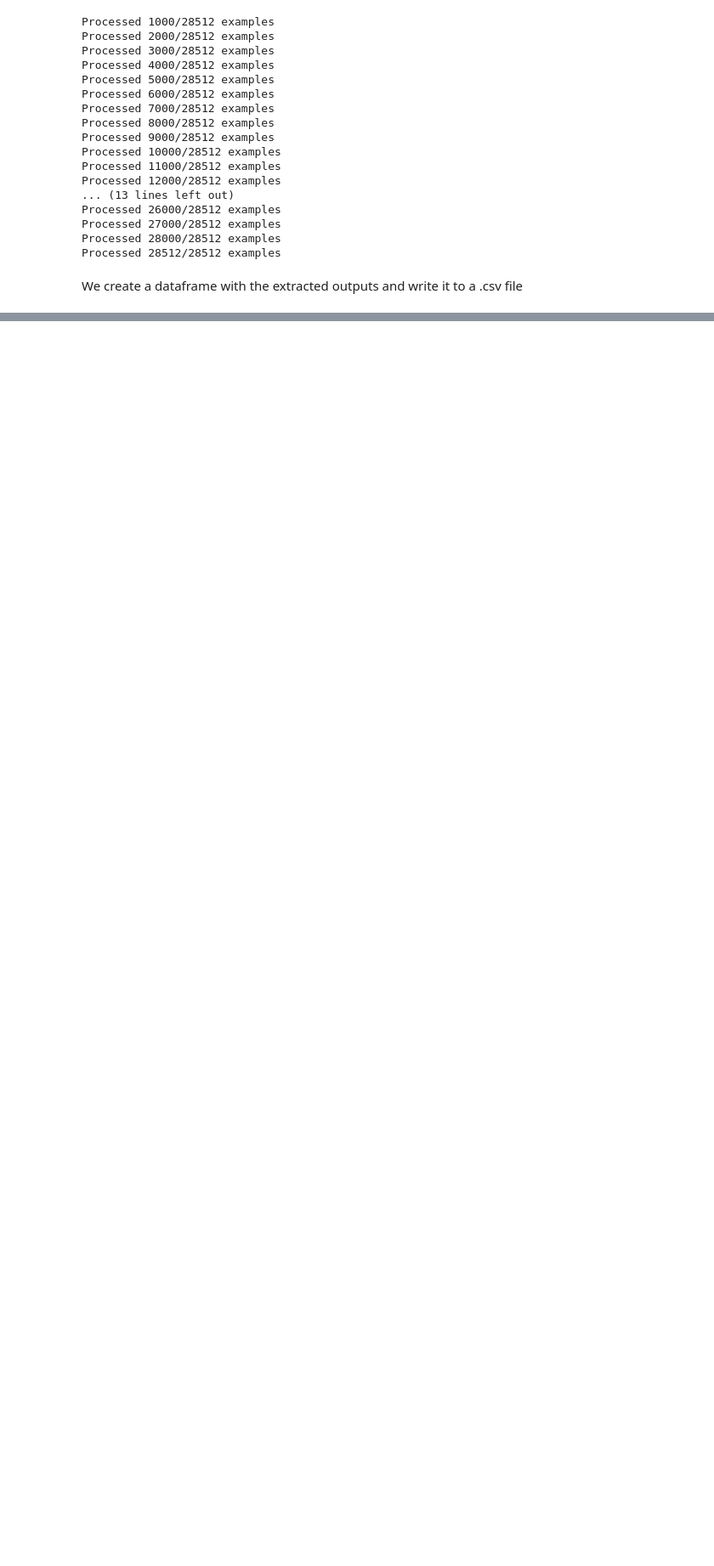
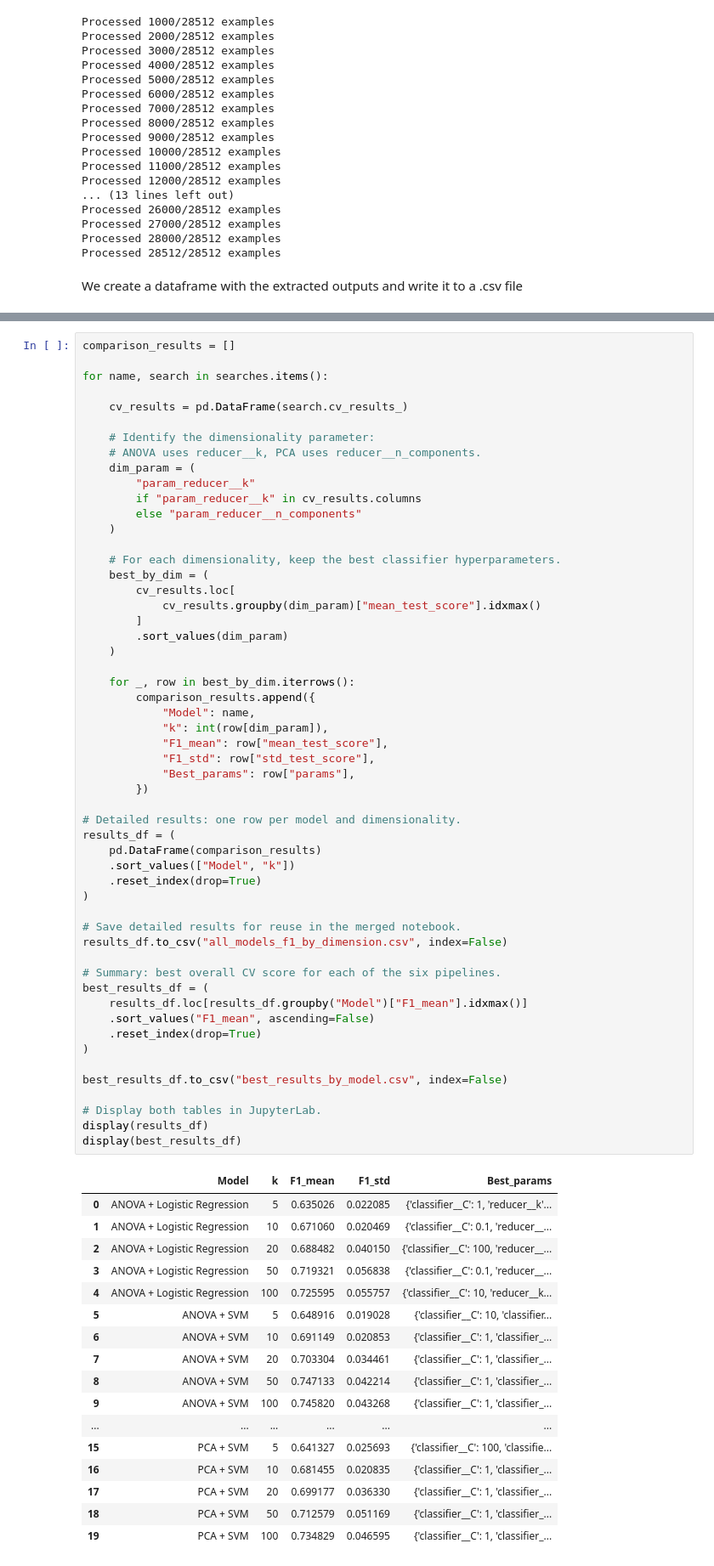
Before and after one commit to pax-projects/homl-paris-saclay, a Jupyter notebook: preprocessing.ipynb, the cells around one changed output, grey strips where cells are left out. Shown at 85% size. Drawn from its saved outputs; the diff is of its cells as text; blank space fills up the shorter version.

Commit message:
feat: add all pipelines

```diff
--- a/preprocessing.ipynb
+++ b/preprocessing.ipynb
@@ -187,0 +364,72 @@ extracted_features.to_csv(OUTPUT_FILE,index=False)
+# %%
+comparison_results = []
+
+for name, search in searches.items():
+
+    cv_results = pd.DataFrame(search.cv_results_)
+
+    # Identify the dimensionality parameter:
+    # ANOVA uses reducer__k, PCA uses reducer__n_components.
+    dim_param = (
+        "param_reducer__k"
+        if "param_reducer__k" in cv_results.columns
+        else "param_reducer__n_components"
+    )
+
+    # For each dimensionality, keep the best classifier hyperparameters.
+    best_by_dim = (
+        cv_results.loc[
+            cv_results.groupby(dim_param)["mean_test_score"].idxmax()
+        ]
+        .sort_values(dim_param)
+    )
+
+    for _, row in best_by_dim.iterrows():
+        comparison_results.append({
+            "Model": name,
+            "k": int(row[dim_param]),
+            "F1_mean": row["mean_test_score"],
+            "F1_std": row["std_test_score"],
+            "Best_params": row["params"],
+        })
+
+# Detailed results: one row per model and dimensionality.
+results_df = (
+    pd.DataFrame(comparison_results)
+    .sort_values(["Model", "k"])
+    .reset_index(drop=True)
+)
+
+# Save detailed results for reuse in the merged notebook.
+results_df.to_csv("all_models_f1_by_dimension.csv", index=False)
+
+# Summary: best overall CV score for each of the six pipelines.
+best_results_df = (
+    results_df.loc[results_df.groupby("Model")["F1_mean"].idxmax()]
+    .sort_values("F1_mean", ascending=False)
+    .reset_index(drop=True)
+)
+
+best_results_df.to_csv("best_results_by_model.csv", index=False)
+
+# Display both tables in JupyterLab.
+display(results_df)
+display(best_results_df)
+# %% [output]
+|  | Model | k | F1_mean | F1_std | Best_params |
+| 0 | ANOVA + Logistic Regression | 5 | 0.635026 | 0.022085 | {'classifier__C': 1, 'reducer__k'... |
+| 1 | ANOVA + Logistic Regression | 10 | 0.671060 | 0.020469 | {'classifier__C': 0.1, 'reducer__... |
+| 2 | ANOVA + Logistic Regression | 20 | 0.688482 | 0.040150 | {'classifier__C': 100, 'reducer__... |
+| 3 | ANOVA + Logistic Regression | 50 | 0.719321 | 0.056838 | {'classifier__C': 0.1, 'reducer__... |
+| 4 | ANOVA + Logistic Regression | 100 | 0.725595 | 0.055757 | {'classifier__C': 10, 'reducer__k... |
+| 5 | ANOVA + SVM | 5 | 0.648916 | 0.019028 | {'classifier__C': 10, 'classifier... |
+| 6 | ANOVA + SVM | 10 | 0.691149 | 0.020853 | {'classifier__C': 1, 'classifier_... |
+| 7 | ANOVA + SVM | 20 | 0.703304 | 0.034461 | {'classifier__C': 1, 'classifier_... |
+| 8 | ANOVA + SVM | 50 | 0.747133 | 0.042214 | {'classifier__C': 1, 'classifier_... |
+| 9 | ANOVA + SVM | 100 | 0.745820 | 0.043268 | {'classifier__C': 1, 'classifier_... |
+| ... | ... | ... | ... | ... | ... |
+| 15 | PCA + SVM | 5 | 0.641327 | 0.025693 | {'classifier__C': 100, 'classifie... |
+| 16 | PCA + SVM | 10 | 0.681455 | 0.020835 | {'classifier__C': 1, 'classifier_... |
+| 17 | PCA + SVM | 20 | 0.699177 | 0.036330 | {'classifier__C': 1, 'classifier_... |
+| 18 | PCA + SVM | 50 | 0.712579 | 0.051169 | {'classifier__C': 1, 'classifier_... |
+| 19 | PCA + SVM | 100 | 0.734829 | 0.046595 | {'classifier__C': 1, 'classifier_... |
```
Also changed, not shown: parts of 17 cells of this notebook, 1 other file.
